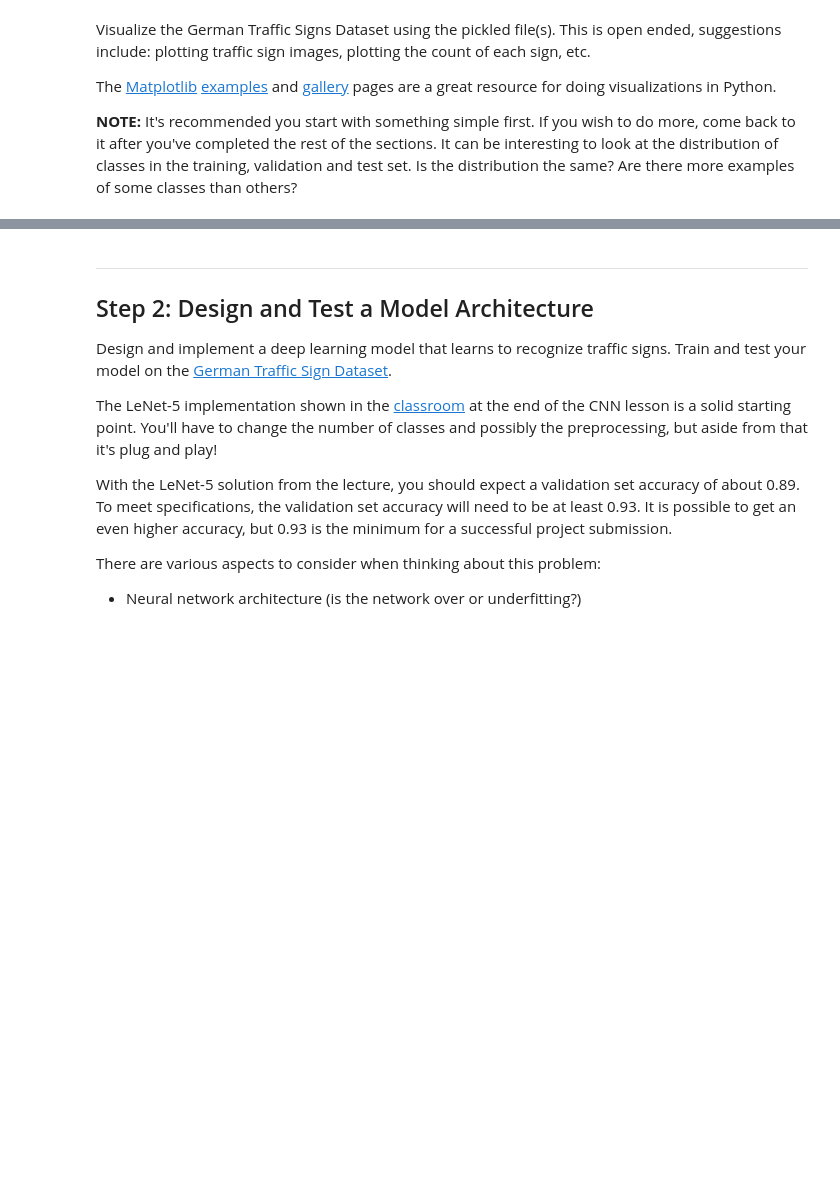
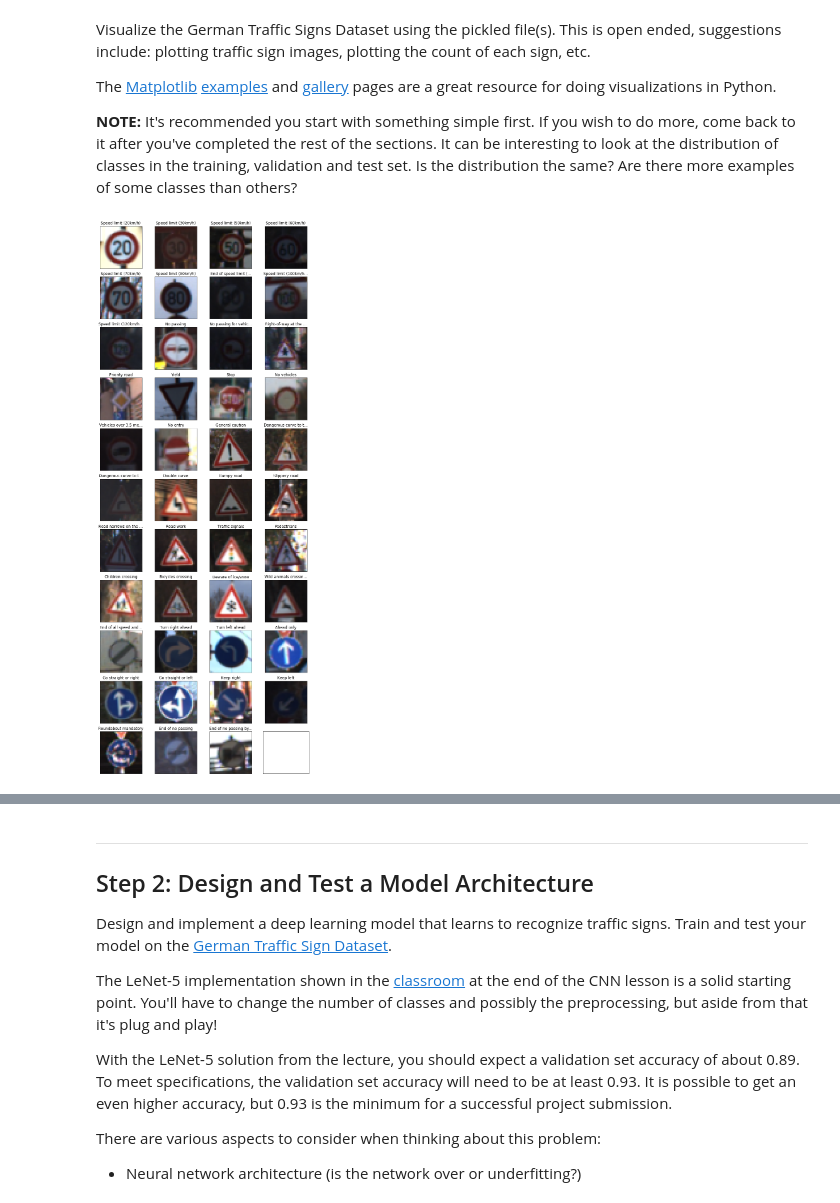
Before and after one commit to rjmoss/CarND-Traffic-Sign-Classifier-Project, a Jupyter notebook: Traffic_Sign_Classifier.ipynb, the cells around one changed output, grey strips where cells are left out. Drawn from its saved outputs; the diff is of its cells as text; code cells hidden in the pictures; blank space fills up the shorter version.

```diff
--- a/Traffic_Sign_Classifier.ipynb
+++ b/Traffic_Sign_Classifier.ipynb
@@ -99,18 +105,20 @@ The [Matplotlib](http://matplotlib.org/) [examples](http://matplotlib.org/exampl
 # %%
 # Show picture of each sign class (small though so can fit all of them in one image) labelled, with bounding boxes drawn on
 fig, axes = plt.subplots(11, 4, figsize=(12, 32), subplot_kw={'xticks': [], 'yticks': []})
 # fig.subplots_adjust(hspace=0.5)
 for ax, _class in zip(axes.flat, set(y_train)):
 
     correct_class = [x for x, y in zip(X_train, y_train) if y == _class]
-    ax.imshow(random.choice(correct_class))
+    ax.imshow(random.choice(correct_class).squeeze(), cmap='gray')
 
     if len(signnames[_class]) > 20:
         ax.set_title(signnames[_class][:20] + '...')
     else:
         ax.set_title(signnames[_class])
 
 plt.show()
+# %% [output]
+[figure, added]
 # %%
 # Pie chart(?) with count of each sign.
 from collections import Counter
```
Also changed, not shown: parts of 19 cells of this notebook.
